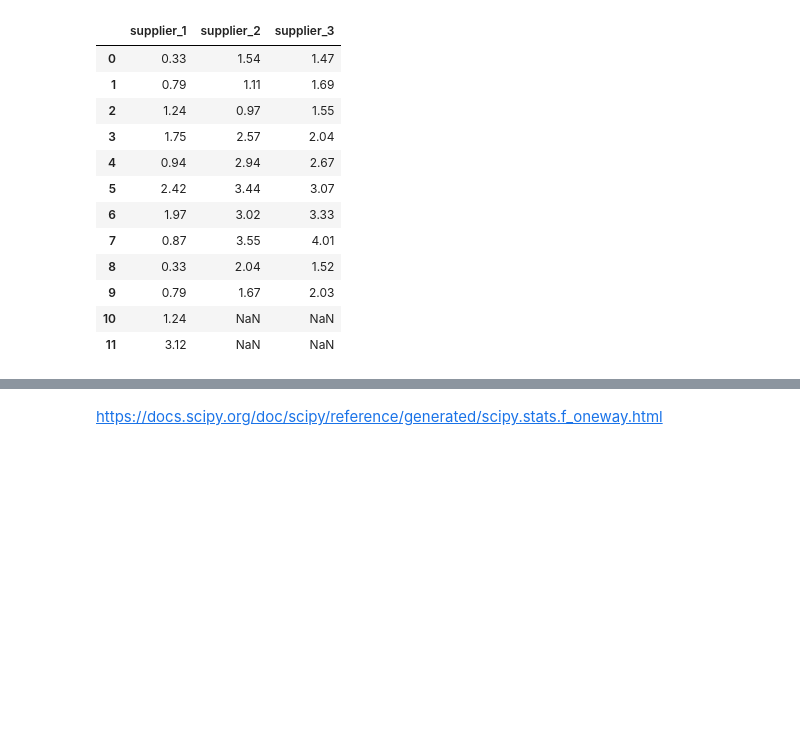
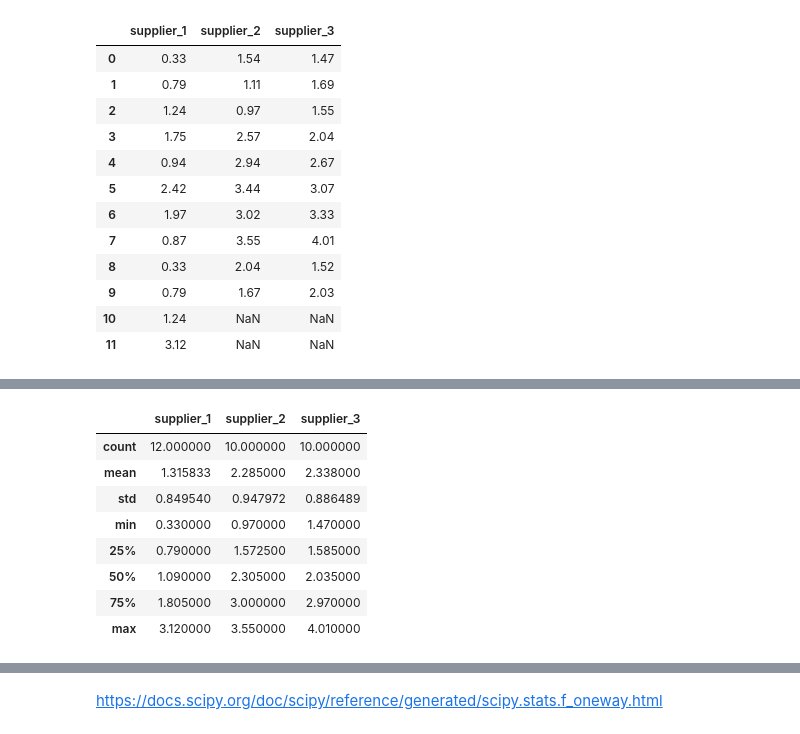
Before and after one commit to PauloViniciusR/Estatistica_dados, a Jupyter notebook: Estatistica_Inferencial/09_testes_hipoteses_parametricos_anova_one_way.ipynb, the cells around one changed output, grey strips where cells are left out. Drawn from its saved outputs; the diff is of its cells as text; code cells hidden in the pictures; blank space fills up the shorter version.

```diff
--- a/Estatistica_Inferencial/09_testes_hipoteses_parametricos_anova_one_way.ipynb
+++ b/Estatistica_Inferencial/09_testes_hipoteses_parametricos_anova_one_way.ipynb
@@ -62,0 +76,12 @@ df_mel
+# %%
+df_mel.describe()
+# %% [output]
+|  | supplier_1 | supplier_2 | supplier_3 |
+| count | 12.000000 | 10.000000 | 10.000000 |
+| mean | 1.315833 | 2.285000 | 2.338000 |
+| std | 0.849540 | 0.947972 | 0.886489 |
+| min | 0.330000 | 0.970000 | 1.470000 |
+| 25% | 0.790000 | 1.572500 | 1.585000 |
+| 50% | 1.090000 | 2.305000 | 2.035000 |
+| 75% | 1.805000 | 3.000000 | 2.970000 |
+| max | 3.120000 | 3.550000 | 4.010000 |
```
Also changed, not shown: parts of 6 cells of this notebook, 2 other files.
